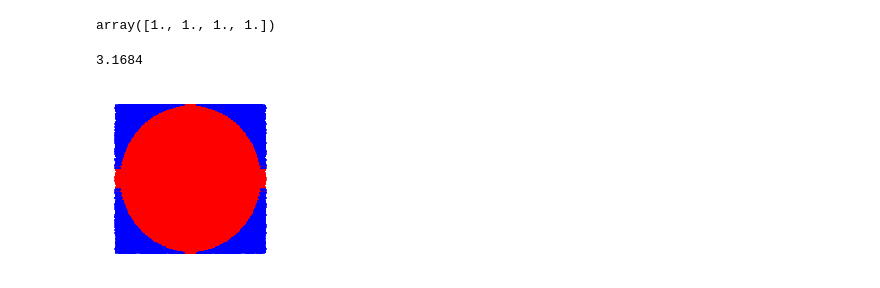
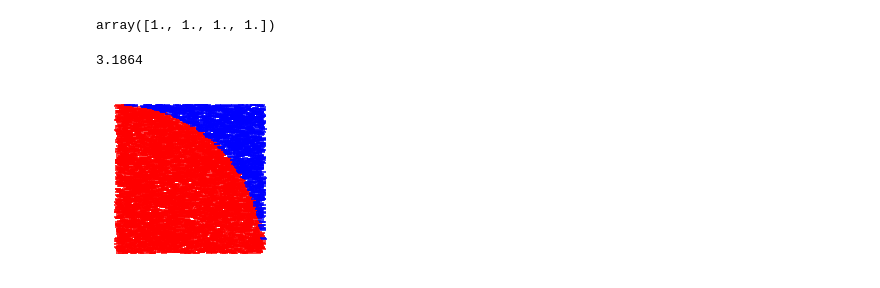
Before and after one commit to flipgthb/ai-bootcamp-2019, a Jupyter notebook: 0-Python-Tutorial.ipynb, the cells around one changed output. Saved outputs shown, nothing was run; the diff lists cells and outputs as text; code cells hidden in the pictures.

```diff
--- a/0-Python-Tutorial.ipynb
+++ b/0-Python-Tutorial.ipynb
@@ -914,29 +987,33 @@ np.array([*foo,*foo])
 # %% [output]
 array([1., 1., 1., 1.])
 # %%
+%matplotlib inline
 import numpy as np
+import matplotlib.pyplot as plt
 rand = np.random.rand
 
 def mc_sample_pi(n):
     x,y = rand(2,n)
     circle = x**2 + y**2
     within_circle = circle[circle <= 1]
     pi_estimate = 4*within_circle.shape[0]/n
     # lets plot it
     xc,yc = x[circle<=1], y[circle<=1]
     xs,ys = x[circle>1], y[circle>1]
     c_props, s_props = {'color':'r', 'marker':1}, {'color':'b', 'marker':1}
     fig, ax = plt.subplots(figsize=(3,3))
-    ax.scatter([*xc,*(-xc),*xc,*(-xc)],[*yc,*yc,*(-yc),*(-yc)],**c_props)
-    ax.scatter([*xs,*(-xs),*xs,*(-xs)],[*ys,*ys,*(-ys),*(-ys)],**s_props)
+#     ax.scatter([*xc,*(-xc),*xc,*(-xc)],[*yc,*yc,*(-yc),*(-yc)],**c_props)
+#     ax.scatter([*xs,*(-xs),*xs,*(-xs)],[*ys,*ys,*(-ys),*(-ys)],**s_props)
+    ax.scatter(xc,yc,color='r',marker=1)
+    ax.scatter(xs,ys,color='b',marker=1)
     for p,s in ax.spines.items():
         s.set_visible(False)
     ax.set_xticks([])
     ax.set_yticks([])
     return pi_estimate
 
 pi_estimate = np.array([mc_sample_pi(10000) for _ in range(1)]).mean()
 pi_estimate
 # %% [output]
-3.1684
+3.1864
-[figure, old version]
+[figure, new version]
```
Also changed, not shown: parts of 21 cells of this notebook, 4 other files.
